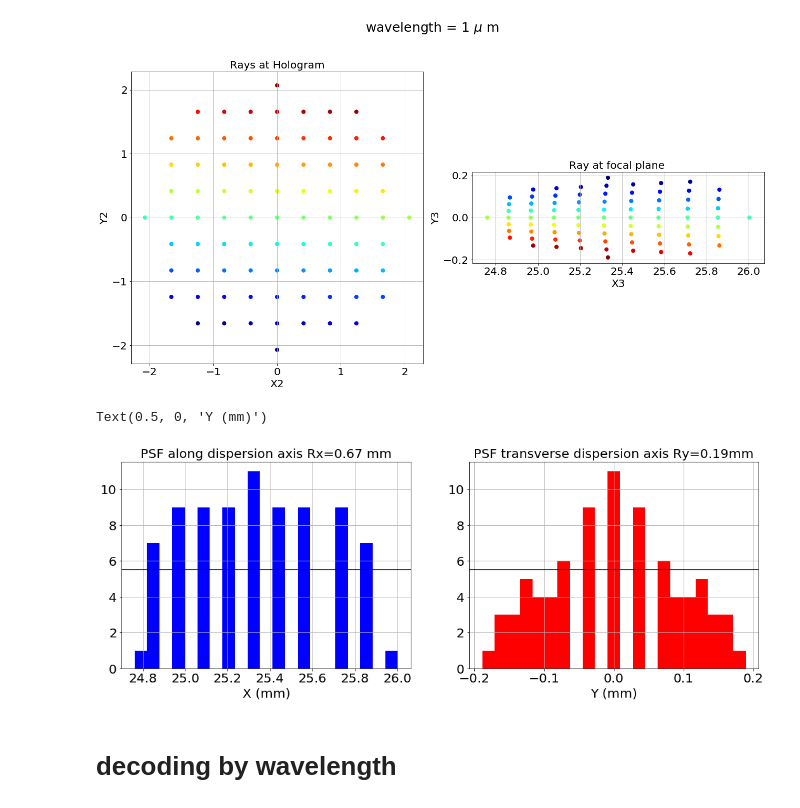
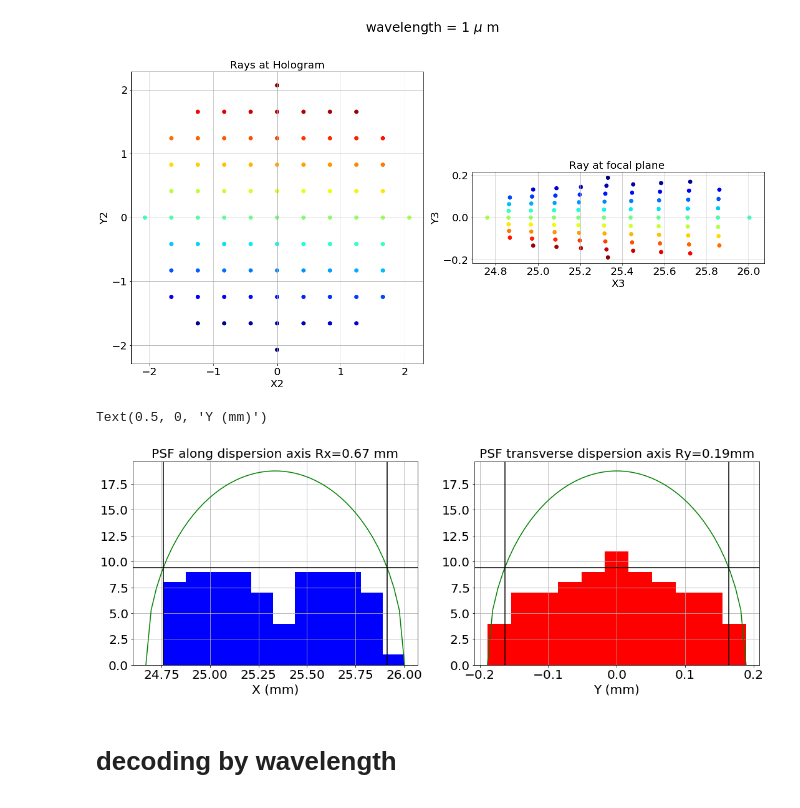
Before and after one commit to sylvielsstfr/OpticSimWthB4, a Jupyter notebook: DrawPSF/notebooks/DrawPSF_v3.ipynb, the cells around one changed output. Saved outputs shown, nothing was run; the diff lists cells and outputs as text; code cells hidden in the pictures.

Commit message:
work figure of paper

```diff
--- a/DrawPSF/notebooks/DrawPSF_v3.ipynb
+++ b/DrawPSF/notebooks/DrawPSF_v3.ipynb
@@ -381,34 +381,49 @@ plt.tight_layout()
 # %%
 f, ((ax1, ax2)) = plt.subplots(1, 2,figsize=(18,6))
 Xpos=df_IR["X3"].values
 Ypos=df_IR["Y3"].values
-NBINS=21
+NBINS=11
 RX=Xpos.max()-Xpos.mean()
 RY=Ypos.max()-Ypos.mean()
 h1=np.histogram(Xpos,bins=NBINS)
 h2=np.histogram(Ypos,bins=NBINS)
 
 counts1, bins1 = h1
 counts2, bins2 = h2
 
+NPOINTS=50
+all_x=np.linspace(-RX,RX,NPOINTS)
+all_y=np.linspace(-RY,RY,NPOINTS)
+DX=4/NBINS*NBEAMS*(2*RX)
+DY=4/NBINS*NBEAMS*(2*RY)
 
+Yx=1/np.pi/RX*DX*np.sqrt(1-all_x**2/RX**2)
+Yy=1/np.pi/RY*DY*np.sqrt(1-all_y**2/RY**2)
+YxMax=1/np.pi/RX*DX
+YyMax=1/np.pi/RY*DY
 
 #ax1.hist(Xpos,bins=NBINS,facecolor="blue",density=True)
 ax1.hist(bins1[:-1], bins1, weights=counts1,facecolor="blue",density=False)
+ax1.plot(all_x+Xpos.mean(),Yx,color='green')
 ax1.grid()
 ax1.set_title("PSF along dispersion axis Rx={:2.2f} mm".format(RX))
-ax1.axhline(y=counts1.max()/2.,color="k")
+ax1.axhline(y=YxMax/2,color="k")
+ax1.axvline(x=-np.sqrt(3)*RX/2.+Xpos.mean(),color="k")
+ax1.axvline(x=np.sqrt(3)*RX/2.+Xpos.mean(),color="k")
 ax1.set_xlabel("X (mm)")
 
 #ax2.hist(Ypos,bins=NBINS,facecolor="red",density=True)
 ax2.hist(bins2[:-1], bins2, weights=counts2,facecolor="red",density=False)
-ax2.axhline(y=counts2.max()/2.,color="k")
+ax2.plot(all_y+Ypos.mean(),Yy,color="green")
+ax2.axhline(y=YyMax/2.,color="k")
+ax2.axvline(x=-np.sqrt(3)*RY/2.+Ypos.mean(),color="k")
+ax2.axvline(x=np.sqrt(3)*RY/2.+Ypos.mean(),color="k")
 ax2.grid()
 ax2.set_title("PSF transverse dispersion axis Ry={:2.2f}mm".format(RY))
 ax2.set_xlabel("Y (mm)")
 # %% [output]
 Text(0.5, 0, 'Y (mm)')
-[figure, old version]
+[figure, new version]
 # %% [markdown]
 # decoding by wavelength
 # %%
```
Also changed, not shown: 12 other files.
